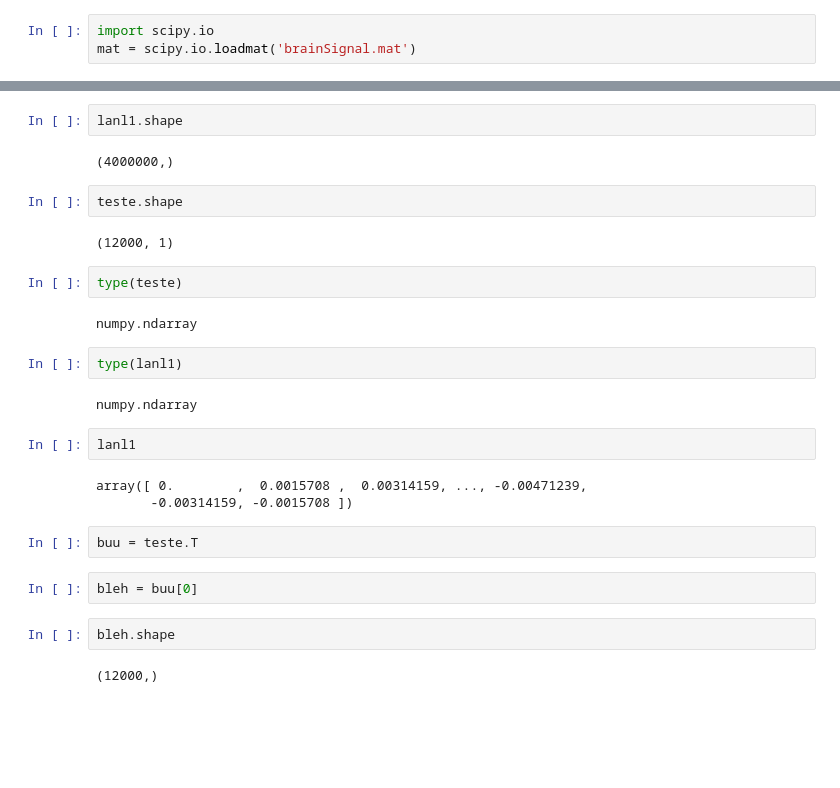
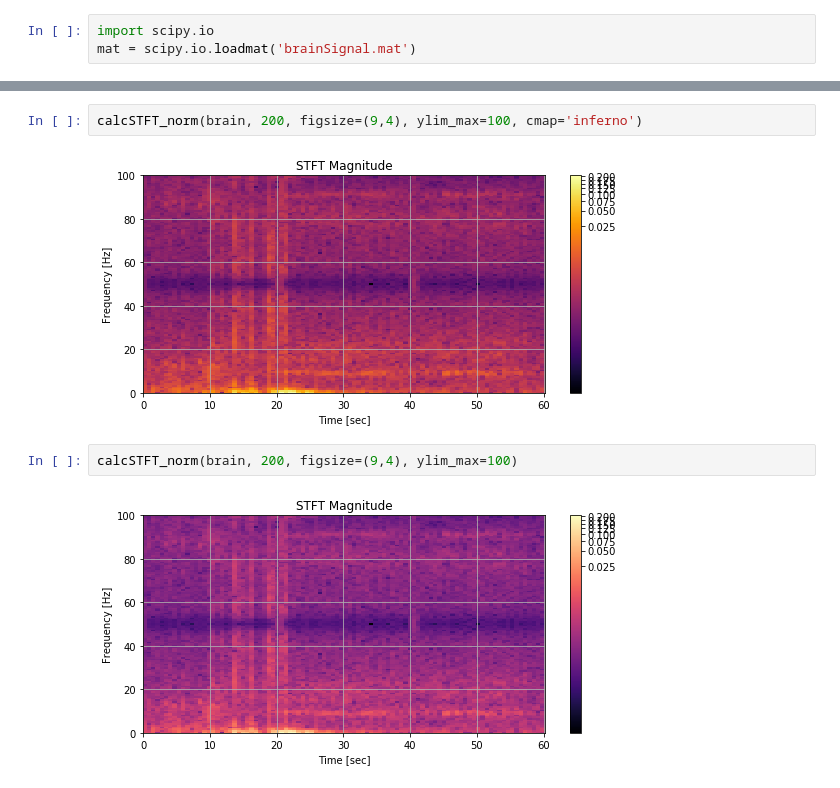
Before and after one commit to tbnsilveira/STFT_analysis, a Jupyter notebook: STFT_sinusoidal_signal.ipynb, the cells around one changed output, grey strips where cells are left out. Saved outputs shown, nothing was run; the diff lists cells and outputs as text; blank space fills up the shorter version.

```diff
--- a/STFT_sinusoidal_signal.ipynb
+++ b/STFT_sinusoidal_signal.ipynb
@@ -188,29 +213,8 @@ calcSTFT(bleh, 200, window='hamm', cmap='')
-# %%
-lanl1.shape
-# %% [output]
-(4000000,)
-# %%
-teste.shape
-# %% [output]
-(12000, 1)
-# %%
-type(teste)
-# %% [output]
-numpy.ndarray
-# %%
-type(lanl1)
-# %% [output]
-numpy.ndarray
-# %%
-lanl1
-# %% [output]
-array([ 0.        ,  0.0015708 ,  0.00314159, ..., -0.00471239,
-       -0.00314159, -0.0015708 ])
-# %%
-buu = teste.T
-# %%
-bleh = buu[0]
-# %%
-bleh.shape
-# %% [output]
-(12000,)
+# %%
+calcSTFT_norm(brain, 200, figsize=(9,4), ylim_max=100, cmap='inferno')
+# %% [output]
+[figure, added]
+# %%
+calcSTFT_norm(brain, 200, figsize=(9,4), ylim_max=100)
+# %% [output]
+[figure, added]
```
Also changed, not shown: parts of 18 cells of this notebook, 1 other file.
